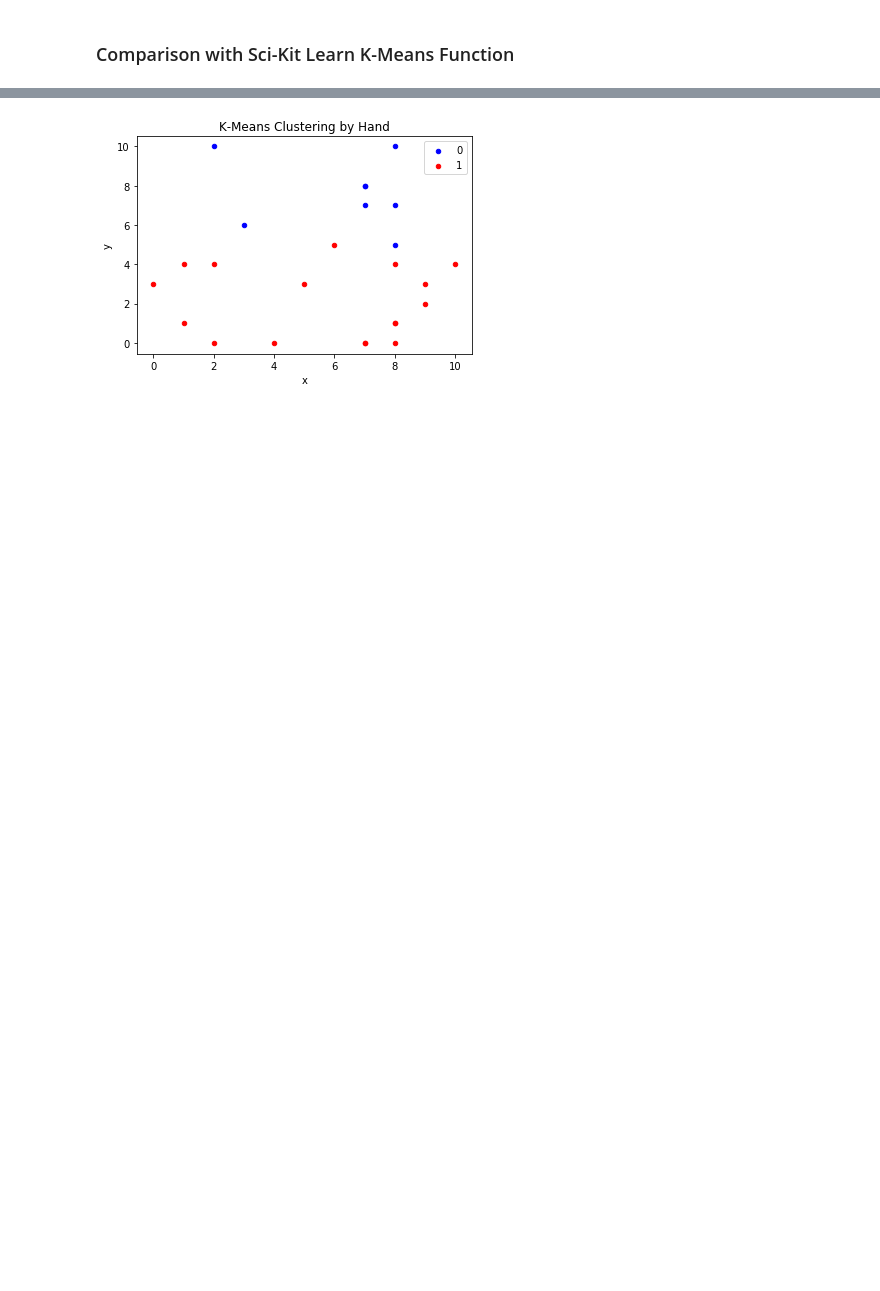
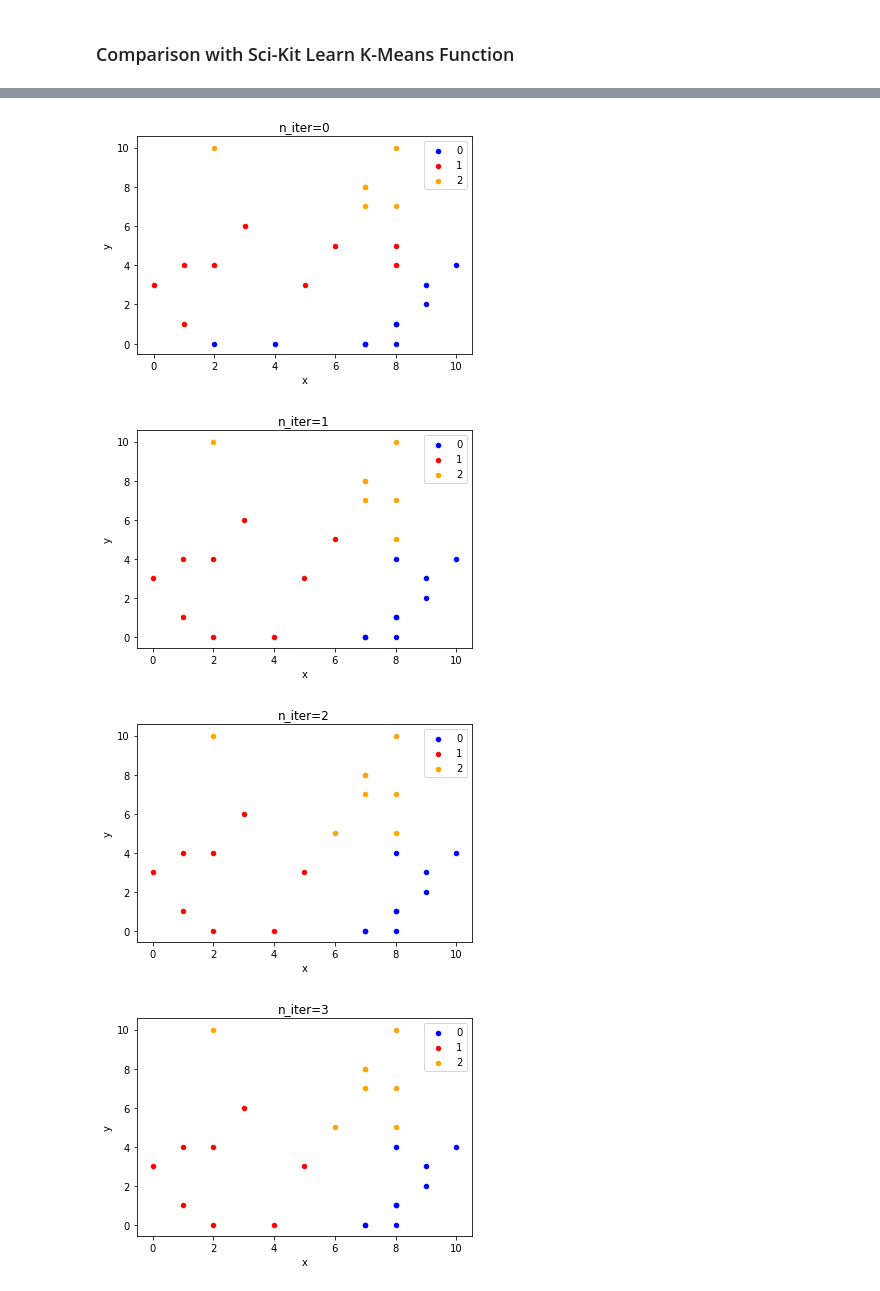
Before and after one commit to bloominstituteoftechnology/CS-Data-Science-Build-Week-1, a Jupyter notebook: KMeansClustering/KMeansTest.ipynb, the cells around one changed output, grey strips where cells are left out. Cells and saved outputs as stored; diff of their text form; code cells hidden in the pictures; blank space fills up the shorter version.

```diff
--- a/KMeansClustering/KMeansTest.ipynb
+++ b/KMeansClustering/KMeansTest.ipynb
@@ -140,5 +142,5 @@ array([0, 1, 1, 1, 1, 1, 1, 1, 1, 1, 1, 0, 1, 1, 0, 1, 1, 1, 0, 0, 0, 0,
 # %%
-colors = {1 : 'red', 0 : 'blue'}
+colors = {1 : 'red', 0 : 'blue', 2 : "orange"}
 
 fig, ax = plt.subplots()
 ax.set_title('K-Means Clustering by Hand')
@@ -153,7 +155,7 @@ plt.show()
 # %% [markdown]
 ### Comparison with Sci-Kit Learn K-Means Function
 # %%
-skkmeans = SKKMeans(n_clusters=2, random_state=84)
+skkmeans = SKKMeans(n_clusters=3, random_state=84)
 skkmeans
 # %% [output]
 KMeans(algorithm='auto', copy_x=True, init='k-means++', max_iter=300,
@@ -169,8 +171,8 @@ print(skkmeans.labels_)
 # %%
-colors = {0 : 'blue', 1 : 'red'}
+colors = {0 : 'blue', 1 : 'red', 2 : "orange"}
 
 fig, ax = plt.subplots()
-ax.set_title('K-Means Clustering with SciKit Learn')
+ax.set_title('K-Means Clustering with Sci-Kit Learn')
 
 grouped = df.groupby(skkmeans.labels_)
 for key, group in grouped:
@@ -209,0 +189,7 @@ print(four_iter.clusters)
+# %%
+algs = []
+for i in range(4):
+    alg = KMeans(n_clusters=3, n_iter=i, random_state=84)
+    algs.append(alg)
+    alg.fit(data)
+    print(alg.clusters)
@@ -212,15 +203,20 @@ __Note__ that the first three NumPy arrays containing the clusters change with e
 
 Let's visualize this below.
 # %%
-colors = {1 : 'red', 0 : 'blue'}
+colors = {0 : 'blue', 1 : 'red', 2 : "orange"}
 
-fig, ax = plt.subplots()
-ax.set_title('K-Means Clustering by Hand')
+for alg in algs:
+    fig, ax = plt.subplots()
+    ax.set_title(f'n_iter={algs.index(alg)}')
 
-grouped = df.groupby(one_iter.clusters)
-for key, group in grouped:
-    group.plot(ax = ax, kind = 'scatter', x = 'x',
-               y = 'y', label = key, color = colors[key])
-plt.show()
+    grouped = df.groupby(alg.clusters)
+    for key, group in grouped:
+        group.plot(ax = ax, kind = 'scatter', x = 'x',
+                   y = 'y', label = key, color = colors[key])
+
+    plt.show()
 # %% [output]
-[figure, old version]
+[figure, new version]
+[figure, added]
+[figure, added]
+[figure, added]
```
Also changed, not shown: parts of 18 cells of this notebook, 1 other file.
